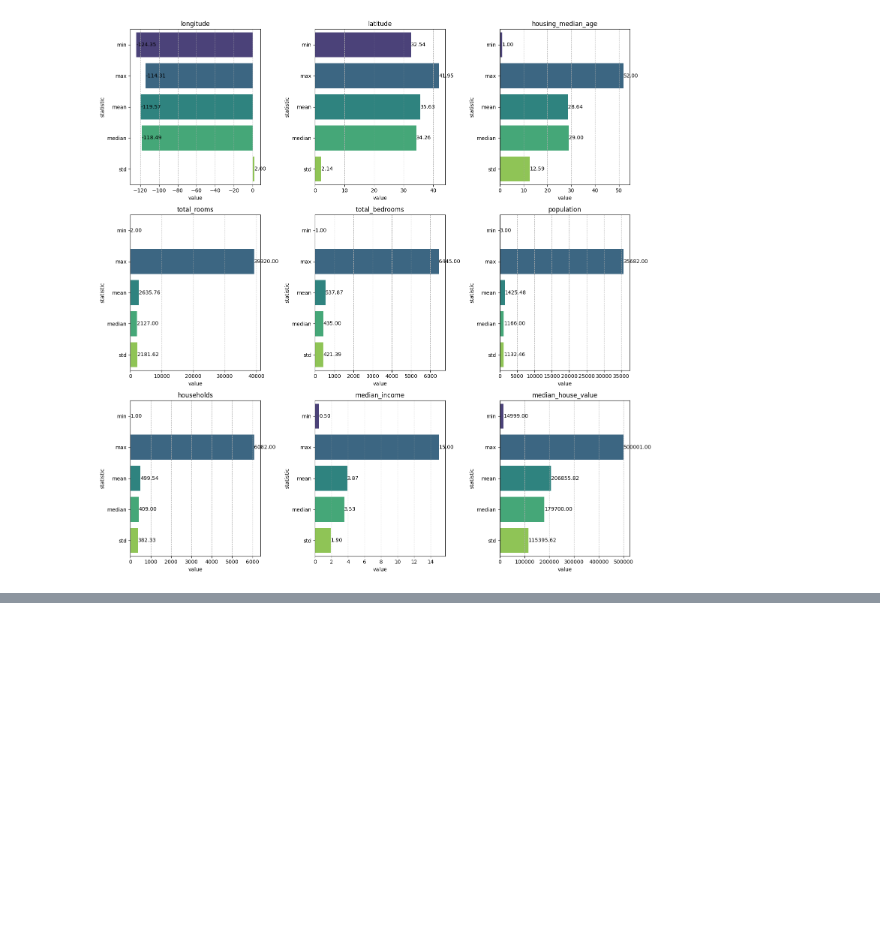
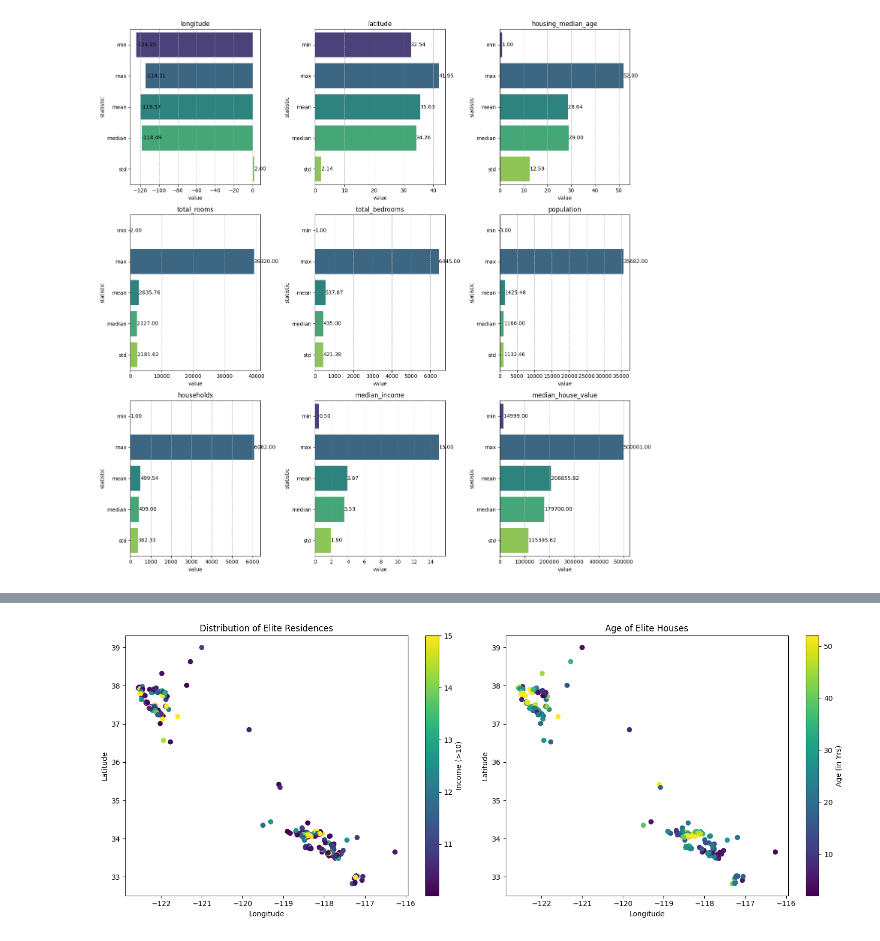
Before and after one commit to Namain231/1st_words, a Jupyter notebook: Assignment1.ipynb, the cells around one changed output, grey strips where cells are left out. Saved outputs shown, nothing was run; the diff lists cells and outputs as text; code cells hidden in the pictures; blank space fills up the shorter version.

```diff
--- a/Assignment1.ipynb
+++ b/Assignment1.ipynb
@@ -108,3 +109,31 @@ Number of missing values:  0
 | 7 | median_income | 0.4999 | 15.0001 | 3.870671 | 3.5348 | 1.899822 |
 | 8 | median_house_value | 14999.0000 | 500001.0000 | 206855.816909 | 179700.0000 | 115395.615874 |
 [figure]
+# %%
+
+median_income_val = df['median_income'].median()
+df_above_median_income = df[df['median_income'] > 10]
+
+fig, axes = plt.subplots(1, 2, figsize=(15, 6))
+
+# First subplot: Median Income vs Location for areas with above-median income
+axes[0].scatter(df_above_median_income['longitude'], df_above_median_income['latitude'], c=df_above_median_income['median_income'])
+axes[0].set_xlabel('Longitude')
+axes[0].set_ylabel('Latitude')
+fig.colorbar(axes[0].scatter(df_above_median_income['longitude'], df_above_median_income['latitude'], c=df_above_median_income['median_income']), ax=axes[0], label='Income (>10-)')
+axes[0].set_title('Distribution of Elite Residences')
+
+# Second subplot: Age of the Elite residences
+
+#median_house_age = df['housing_median_age'].median()
+#df_above_median_age = df[df['housing_median_age'] > 40]
+axes[1].scatter(df_above_median_income['longitude'], df_above_median_income['latitude'], c=df_above_median_income['housing_median_age'])
+axes[1].set_xlabel('Longitude')
+axes[1].set_ylabel('Latitude')
+fig.colorbar(axes[1].scatter(df_above_median_income['longitude'], df_above_median_income['latitude'], c=df_above_median_income['housing_median_age']), ax=axes[1], label='Age (in Yrs)')
+axes[1].set_title('Age of Elite Houses')
+
+plt.tight_layout()
+plt.show()
+# %% [output]
+[figure, added]
```
Also changed, not shown: parts of 6 cells of this notebook.
